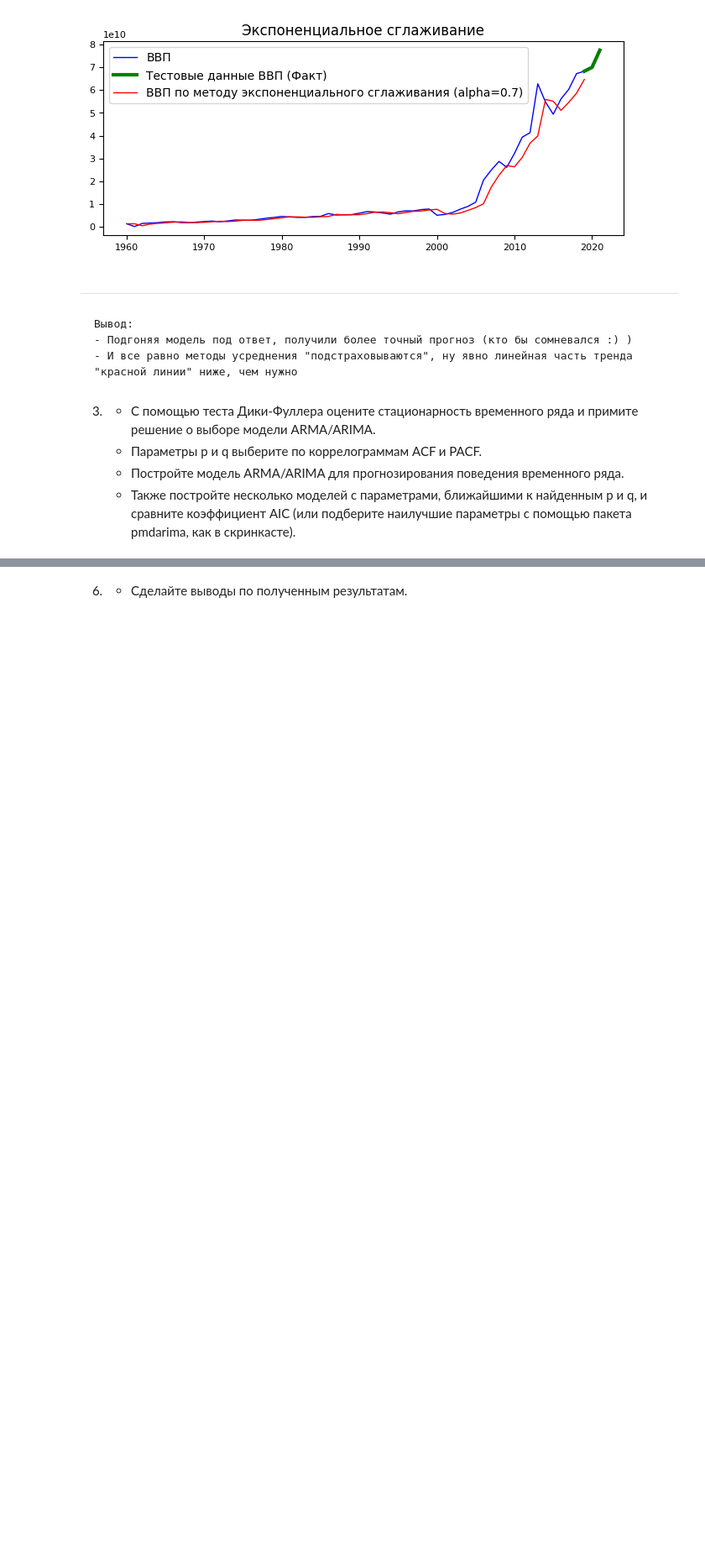
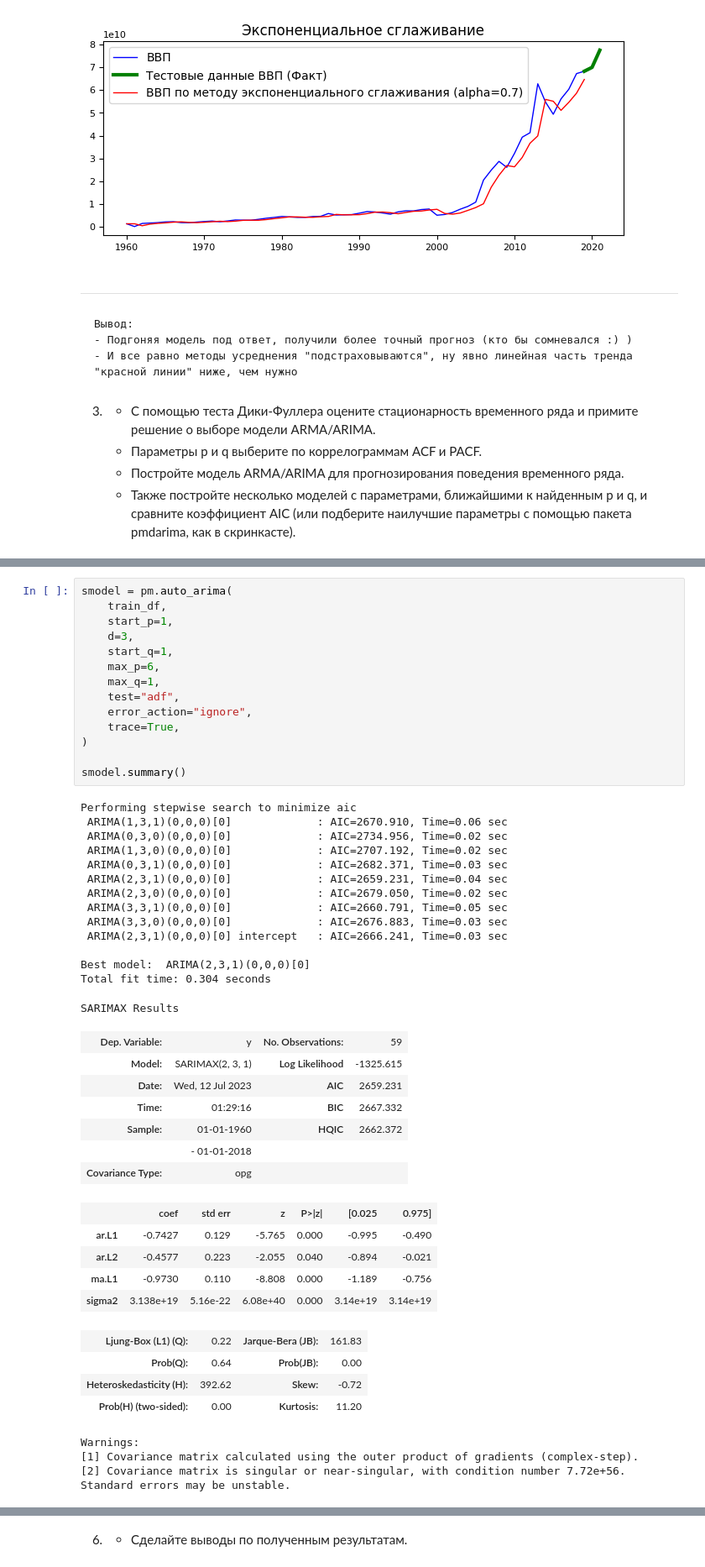
Before and after one commit to killri/sf_data_science, a Jupyter notebook: SF_DS_course_theory_and_practice/MATH13-TimeRows_2/math13_practice.ipynb, the cells around one changed output, grey strips where cells are left out. Shown at 84% size. Saved outputs shown, nothing was run; the diff lists cells and outputs as text; blank space fills up the shorter version.

```diff
--- a/SF_DS_course_theory_and_practice/MATH13-TimeRows_2/math13_practice.ipynb
+++ b/SF_DS_course_theory_and_practice/MATH13-TimeRows_2/math13_practice.ipynb
@@ -147,0 +213,48 @@ ax.legend()
+# %%
+smodel = pm.auto_arima(
+    train_df,
+    start_p=1,
+    d=3,
+    start_q=1,
+    max_p=6,
+    max_q=1,
+    test="adf",
+    error_action="ignore",
+    trace=True,
+)
+
+smodel.summary()
+# %% [output]
+Performing stepwise search to minimize aic
+ ARIMA(1,3,1)(0,0,0)[0]             : AIC=2670.910, Time=0.06 sec
+ ARIMA(0,3,0)(0,0,0)[0]             : AIC=2734.956, Time=0.02 sec
+ ARIMA(1,3,0)(0,0,0)[0]             : AIC=2707.192, Time=0.02 sec
+ ARIMA(0,3,1)(0,0,0)[0]             : AIC=2682.371, Time=0.03 sec
+ ARIMA(2,3,1)(0,0,0)[0]             : AIC=2659.231, Time=0.04 sec
+ ARIMA(2,3,0)(0,0,0)[0]             : AIC=2679.050, Time=0.02 sec
+ ARIMA(3,3,1)(0,0,0)[0]             : AIC=2660.791, Time=0.05 sec
+ ARIMA(3,3,0)(0,0,0)[0]             : AIC=2676.883, Time=0.03 sec
+ ARIMA(2,3,1)(0,0,0)[0] intercept   : AIC=2666.241, Time=0.03 sec
+
+Best model:  ARIMA(2,3,1)(0,0,0)[0]
+Total fit time: 0.304 seconds
+SARIMAX Results
+| Dep. Variable: | y | No. Observations: | 59 |
+| Model: | SARIMAX(2, 3, 1) | Log Likelihood | -1325.615 |
+| Date: | Wed, 12 Jul 2023 | AIC | 2659.231 |
+| Time: | 01:29:16 | BIC | 2667.332 |
+| Sample: | 01-01-1960 | HQIC | 2662.372 |
+|  | - 01-01-2018 |  |  |
+| Covariance Type: | opg |  |  |
+|  | coef | std err | z | P>|z| | [0.025 | 0.975] |
+| ar.L1 | -0.7427 | 0.129 | -5.765 | 0.000 | -0.995 | -0.490 |
+| ar.L2 | -0.4577 | 0.223 | -2.055 | 0.040 | -0.894 | -0.021 |
+| ma.L1 | -0.9730 | 0.110 | -8.808 | 0.000 | -1.189 | -0.756 |
+| sigma2 | 3.138e+19 | 5.16e-22 | 6.08e+40 | 0.000 | 3.14e+19 | 3.14e+19 |
+| Ljung-Box (L1) (Q): | 0.22 | Jarque-Bera (JB): | 161.83 |
+| Prob(Q): | 0.64 | Prob(JB): | 0.00 |
+| Heteroskedasticity (H): | 392.62 | Skew: | -0.72 |
+| Prob(H) (two-sided): | 0.00 | Kurtosis: | 11.20 |
+Warnings:
+[1] Covariance matrix calculated using the outer product of gradients (complex-step).
+[2] Covariance matrix is singular or near-singular, with condition number 7.72e+56. Standard errors may be unstable.
```
Also changed, not shown: parts of 14 cells of this notebook, 1 other file.
